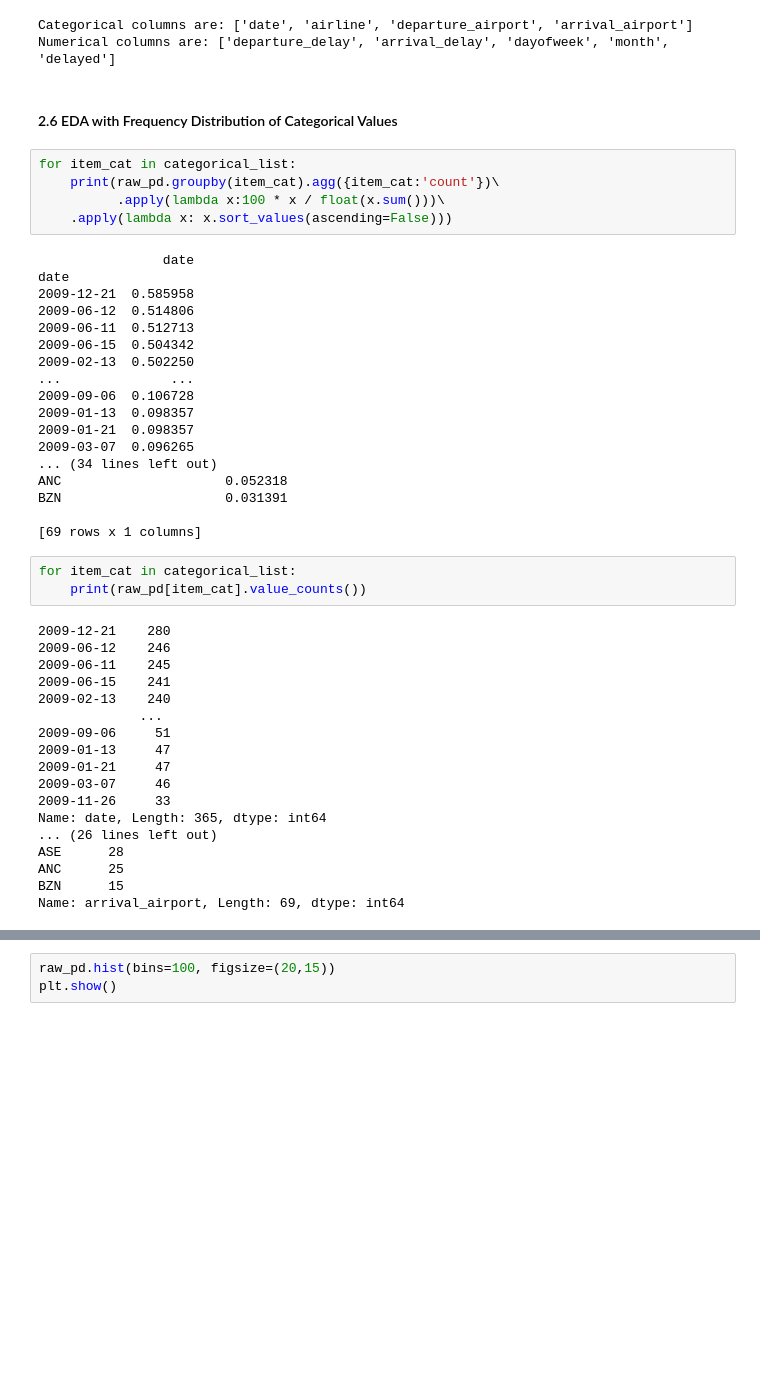
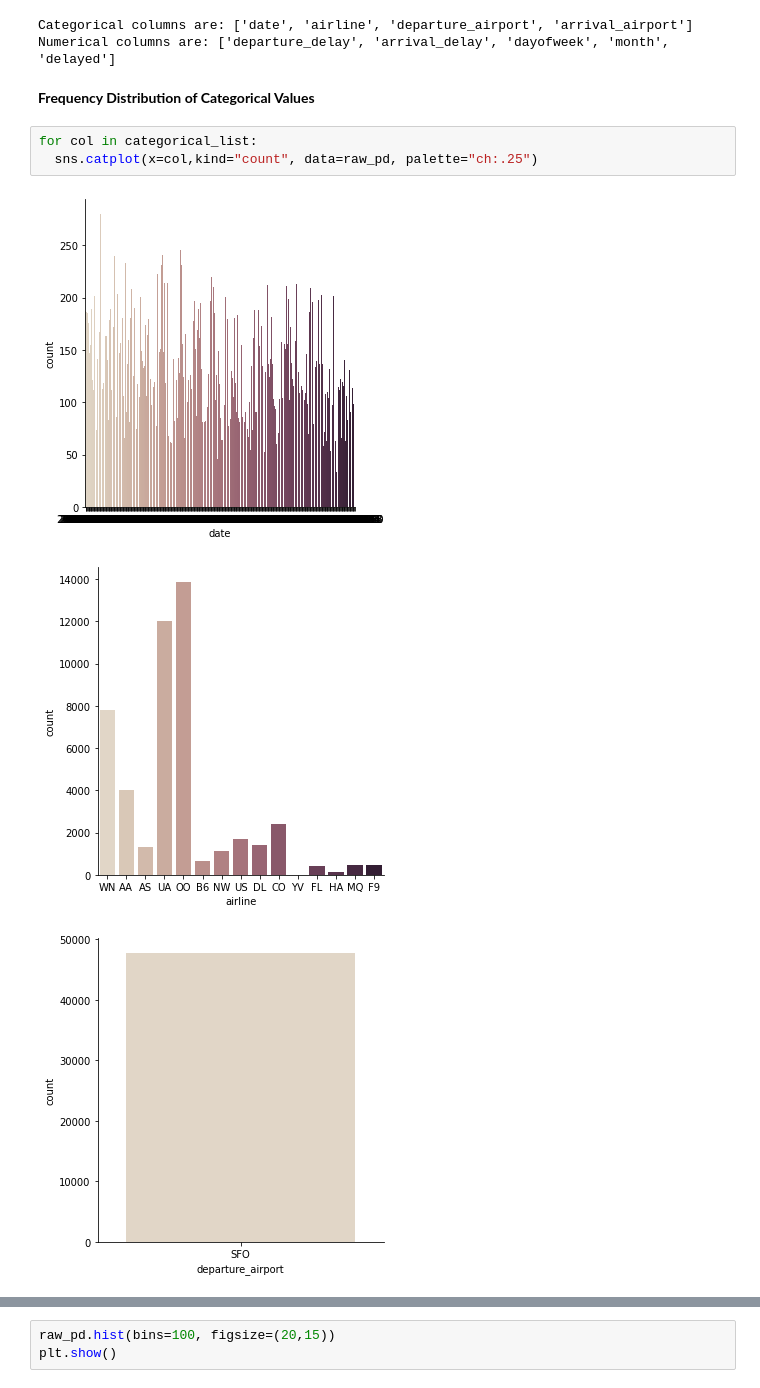
Before and after one commit to aekanun2020/Data-Analytics-using-Python, a Jupyter notebook: Python_Pandas_ScikitLearn_ClassificationwithPipeline&FeatureImportance.ipynb, the cells around one changed output, grey strips where cells are left out. Saved outputs shown, nothing was run; the diff lists cells and outputs as text; blank space fills up the shorter version.

```diff
--- a/Python_Pandas_ScikitLearn_ClassificationwithPipeline&FeatureImportance.ipynb
+++ b/Python_Pandas_ScikitLearn_ClassificationwithPipeline&FeatureImportance.ipynb
@@ -98,48 +100,11 @@ print(f"Numerical columns are: {numerical_list}")
 Categorical columns are: ['date', 'airline', 'departure_airport', 'arrival_airport']
 Numerical columns are: ['departure_delay', 'arrival_delay', 'dayofweek', 'month', 'delayed']
 # %% [markdown]
-#### 2.6 EDA with Frequency Distribution of Categorical Values
+**Frequency Distribution of Categorical Values**
-# %%
-for item_cat in categorical_list:
-    print(raw_pd.groupby(item_cat).agg({item_cat:'count'})\
-          .apply(lambda x:100 * x / float(x.sum()))\
-    .apply(lambda x: x.sort_values(ascending=False)))
-# %% [output]
-                date
-date
-2009-12-21  0.585958
-2009-06-12  0.514806
-2009-06-11  0.512713
-2009-06-15  0.504342
-2009-02-13  0.502250
-...              ...
-2009-09-06  0.106728
-2009-01-13  0.098357
-2009-01-21  0.098357
-2009-03-07  0.096265
-... (34 lines left out)
-ANC                     0.052318
-BZN                     0.031391
-
-[69 rows x 1 columns]
-# %%
-for item_cat in categorical_list:
-    print(raw_pd[item_cat].value_counts())
-# %% [output]
-2009-12-21    280
-2009-06-12    246
-2009-06-11    245
-2009-06-15    241
-2009-02-13    240
-             ...
-2009-09-06     51
-2009-01-13     47
-2009-01-21     47
-2009-03-07     46
-2009-11-26     33
-Name: date, Length: 365, dtype: int64
-... (26 lines left out)
-ASE      28
-ANC      25
-BZN      15
-Name: arrival_airport, Length: 69, dtype: int64
+# %%
+for col in categorical_list:
+  sns.catplot(x=col,kind="count", data=raw_pd, palette="ch:.25")
+# %% [output]
+[figure, added]
+[figure, added]
+[figure, added]
```
Also changed, not shown: parts of 48 cells of this notebook.
